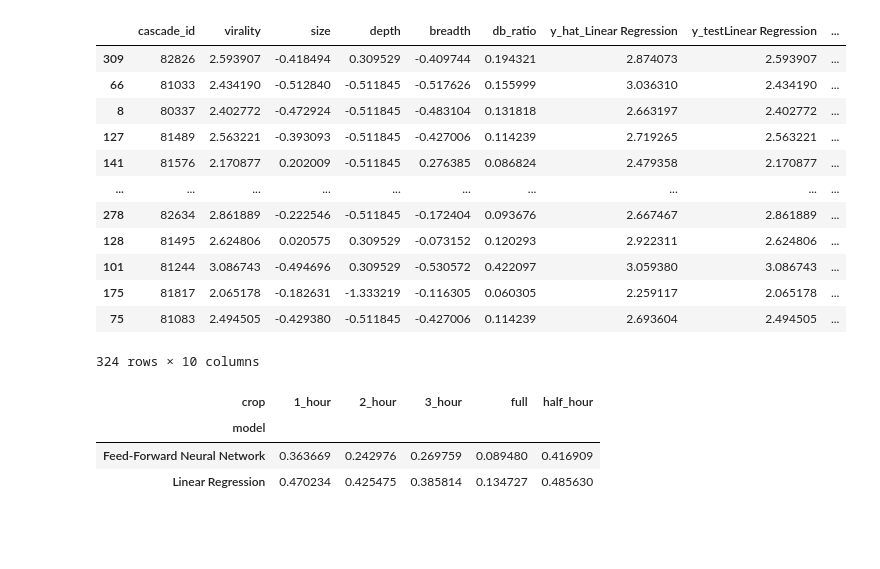
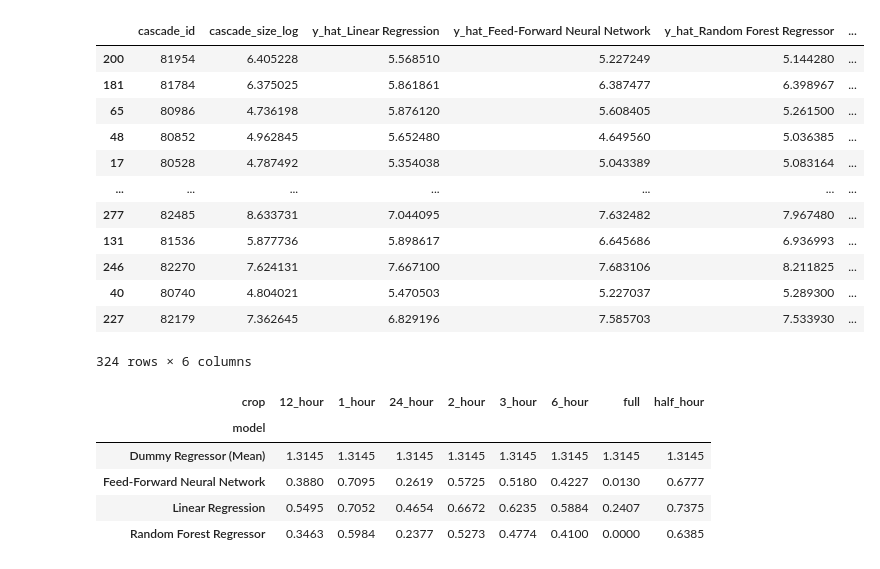
Before and after one commit to remo48/ViralityPrediction, a Jupyter notebook: notebooks/baseline_classifiers_test.ipynb, the cells around one changed output. Drawn from its saved outputs; the diff is of its cells as text; code cells hidden in the pictures; blank space fills up the shorter version.

```diff
--- a/notebooks/baseline_classifiers_test.ipynb
+++ b/notebooks/baseline_classifiers_test.ipynb
@@ -28,18 +23,22 @@ if not sys.warnoptions:
 # classifiers
 reg_dict = {
     'Linear Regression': LinearRegression(),
-    'Feed-Forward Neural Network': MLPRegressor(hidden_layer_sizes=(24, 24, 16))}
+    'Feed-Forward Neural Network': MLPRegressor(max_iter=500),
+    'Random Forest Regressor': RandomForestRegressor(),
+    'Dummy Regressor (Mean)': DummyRegressor(strategy='mean')}
 
 # parameters for each classifier
 params_dict = {
     'Linear Regression' : {},
-    'Feed-Forward Neural Network': {'clf__learning_rate_init':[0.0001,0.001, 0.001],
-                                    'clf__alpha':[0,0.0001,0.001]}}
+    'Feed-Forward Neural Network': {'hidden_layer_sizes': [(50,50,50), (16, 32, 16)],
+                                    'activation': ['relu','tanh'],
+                                    'alpha': [0.0001, 0.05]},
+    'Random Forest Regressor': {},
+    'Dummy Regressor (Mean)': {}}
 
 # best model with specific parameters for each classifier
 models_dict = {
     'Linear Regression': None,
-    'Feed-Forward Neural Network': None}
-
-os = RandomOverSampler(0.3)
-us = RandomUnderSampler(0.4)
+    'Feed-Forward Neural Network': None,
+    'Random Forest Regressor': None,
+    'Dummy Regressor (Mean)': None}
@@ -110,28 +123,31 @@ started
 # %%
-preds[1]
+preds['3_hour']
 # %% [output]
-|  | cascade_id | virality | size | depth | breadth | db_ratio | y_hat_Linear Regression | y_testLinear Regression | ... |
-| 309 | 82826 | 2.593907 | -0.418494 | 0.309529 | -0.409744 | 0.194321 | 2.874073 | 2.593907 | ... |
-| 66 | 81033 | 2.434190 | -0.512840 | -0.511845 | -0.517626 | 0.155999 | 3.036310 | 2.434190 | ... |
-| 8 | 80337 | 2.402772 | -0.472924 | -0.511845 | -0.483104 | 0.131818 | 2.663197 | 2.402772 | ... |
-| 127 | 81489 | 2.563221 | -0.393093 | -0.511845 | -0.427006 | 0.114239 | 2.719265 | 2.563221 | ... |
-| 141 | 81576 | 2.170877 | 0.202009 | -0.511845 | 0.276385 | 0.086824 | 2.479358 | 2.170877 | ... |
-| ... | ... | ... | ... | ... | ... | ... | ... | ... | ... |
-| 278 | 82634 | 2.861889 | -0.222546 | -0.511845 | -0.172404 | 0.093676 | 2.667467 | 2.861889 | ... |
-| 128 | 81495 | 2.624806 | 0.020575 | 0.309529 | -0.073152 | 0.120293 | 2.922311 | 2.624806 | ... |
-| 101 | 81244 | 3.086743 | -0.494696 | 0.309529 | -0.530572 | 0.422097 | 3.059380 | 3.086743 | ... |
-| 175 | 81817 | 2.065178 | -0.182631 | -1.333219 | -0.116305 | 0.060305 | 2.259117 | 2.065178 | ... |
-| 75 | 81083 | 2.494505 | -0.429380 | -0.511845 | -0.427006 | 0.114239 | 2.693604 | 2.494505 | ... |
+|  | cascade_id | cascade_size_log | y_hat_Linear Regression | y_hat_Feed-Forward Neural Network | y_hat_Random Forest Regressor | ... |
+| 200 | 81954 | 6.405228 | 5.568510 | 5.227249 | 5.144280 | ... |
+| 181 | 81784 | 6.375025 | 5.861861 | 6.387477 | 6.398967 | ... |
+| 65 | 80986 | 4.736198 | 5.876120 | 5.608405 | 5.261500 | ... |
+| 48 | 80852 | 4.962845 | 5.652480 | 4.649560 | 5.036385 | ... |
+| 17 | 80528 | 4.787492 | 5.354038 | 5.043389 | 5.083164 | ... |
+| ... | ... | ... | ... | ... | ... | ... |
+| 277 | 82485 | 8.633731 | 7.044095 | 7.632482 | 7.967480 | ... |
+| 131 | 81536 | 5.877736 | 5.898617 | 6.645686 | 6.936993 | ... |
+| 246 | 82270 | 7.624131 | 7.667100 | 7.683106 | 8.211825 | ... |
+| 40 | 80740 | 4.804021 | 5.470503 | 5.227037 | 5.289300 | ... |
+| 227 | 82179 | 7.362645 | 6.829196 | 7.585703 | 7.533930 | ... |
-324 rows × 10 columns
+324 rows × 6 columns
 # %%
 # print MSE
 (results
 .groupby(['model', 'crop'])
 .agg({'mse':'mean'})
 .reset_index()
-.pivot(index='model',columns='crop',values='mse'))
+.pivot(index='model',columns='crop',values='mse')
+.style.format('{:.4f}'))
 # %% [output]
-| crop | 1_hour | 2_hour | 3_hour | full | half_hour |
-| model |  |  |  |  |  |
-| Feed-Forward Neural Network | 0.363669 | 0.242976 | 0.269759 | 0.089480 | 0.416909 |
-| Linear Regression | 0.470234 | 0.425475 | 0.385814 | 0.134727 | 0.485630 |
+| crop | 12_hour | 1_hour | 24_hour | 2_hour | 3_hour | 6_hour | full | half_hour |
+| model |  |  |  |  |  |  |  |  |
+| Dummy Regressor (Mean) | 1.3145 | 1.3145 | 1.3145 | 1.3145 | 1.3145 | 1.3145 | 1.3145 | 1.3145 |
+| Feed-Forward Neural Network | 0.3880 | 0.7095 | 0.2619 | 0.5725 | 0.5180 | 0.4227 | 0.0130 | 0.6777 |
+| Linear Regression | 0.5495 | 0.7052 | 0.4654 | 0.6672 | 0.6235 | 0.5884 | 0.2407 | 0.7375 |
+| Random Forest Regressor | 0.3463 | 0.5984 | 0.2377 | 0.5273 | 0.4774 | 0.4100 | 0.0000 | 0.6385 |
```
Also changed, not shown: parts of 5 cells of this notebook, 10 other files.
